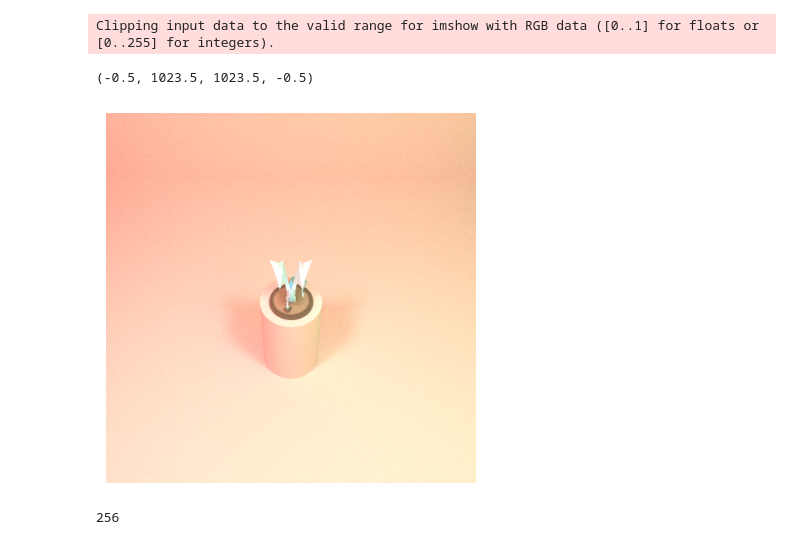
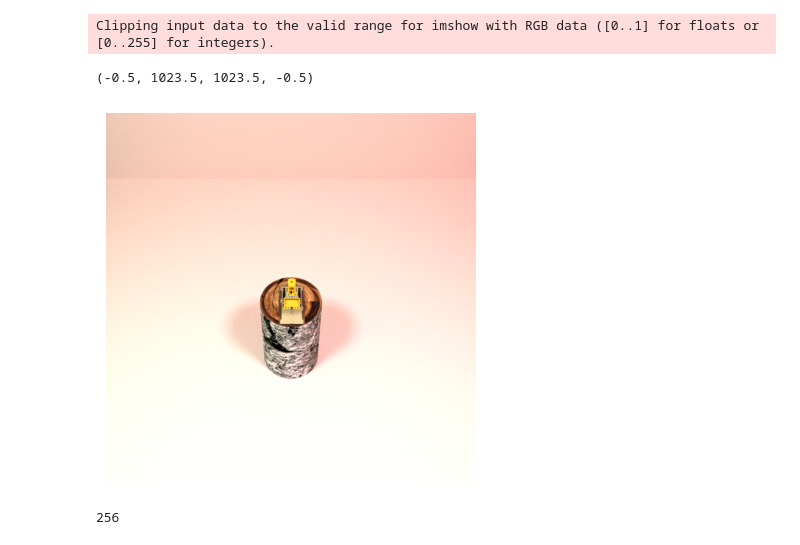
Before and after one commit to AryamanSharma17/ReGauss_data, a Jupyter notebook: mitsubatest.ipynb, the cells around one changed output. Saved outputs shown, nothing was run; the diff lists cells and outputs as text; code cells hidden in the pictures.

```diff
--- a/mitsubatest.ipynb
+++ b/mitsubatest.ipynb
@@ -80,16 +80,16 @@ from mitsuba import ScalarTransform4f as T
 
 # tree.write('Scene_Data/cbox_lego_both.xml')
 # %%
-scene_bothn = mi.load_file("Scene_Data/cbox_both.xml")
+scene_bothn = mi.load_file("Scene_Data/cbox_lego_both.xml")
 view_bothn = mi.render(scene_bothn, spp=128)
 bothn = plt.imshow(view_bothn** (1.0 / 2.2))
 
 plt.axis("off")
 # plt.imshow(cv2.cvtColor(both** (1.0/2.2), cv2.COLOR_BGR2RGB))
 # %% [output]
 Clipping input data to the valid range for imshow with RGB data ([0..1] for floats or [0..255] for integers).
 (-0.5, 1023.5, 1023.5, -0.5)
-[figure, old version]
+[figure, new version]
 # %%
 scene_left = mi.load_file("Scene_Data/cbox_left.xml")
 view_left = mi.render(scene_left, spp=1024)
```
Also changed, not shown: parts of 1 cell of this notebook, 5 other files.
